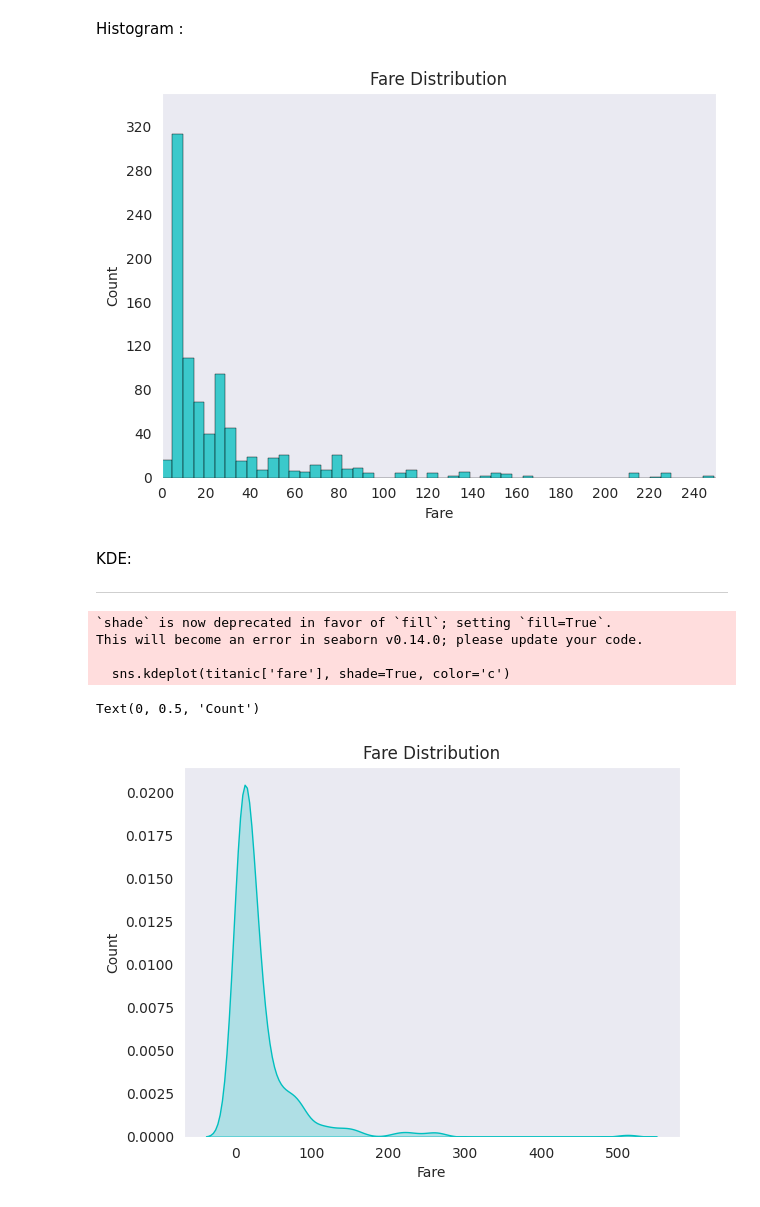
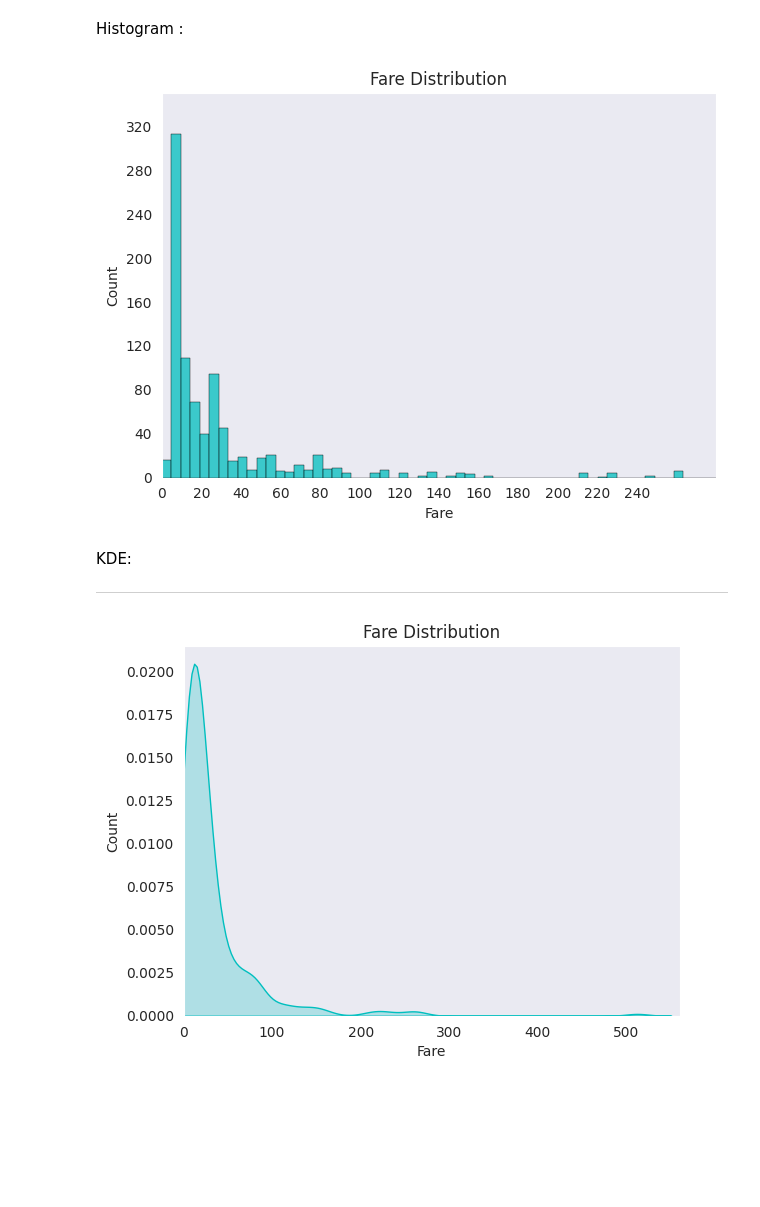
Before and after one commit to surafelmeharihaile-ai/Data110, a Jupyter notebook: week_5and6_surafel_haile.ipynb, the cells around one changed output. Drawn from its saved outputs; the diff is of its cells as text; code cells hidden in the pictures; blank space fills up the shorter version.

```diff
--- a/week_5and6_surafel_haile.ipynb
+++ b/week_5and6_surafel_haile.ipynb
@@ -34,27 +34,24 @@ sns.histplot(titanic['fare'], shrink=1, color='c',edgecolor='k')
 plt.title('Fare Distribution')
 plt.xlabel('Fare')
 plt.ylabel('Count')
-plt.xlim(0,250)
+plt.xlim(0,280)
 plt.ylim(0,350)
 plt.xticks([0,20,40,60,80,100,120,140,160,180,200,220,240])
 plt.yticks([0,40,80,120,160,200,240,280,320])
 plt.tight_layout()
 plt.show()
 # %% [output]
-[figure, old version]
+[figure, new version]
 # %% [markdown]
 KDE:
 
 ---
 # %%
-sns.kdeplot(titanic['fare'], shade=True, color='c')
+sns.kdeplot(titanic['fare'], fill=True, color='c')
 plt.title('Fare Distribution')
 plt.xlabel('Fare')
 plt.ylabel('Count')
+plt.xlim(0,560)
+plt.show()
 # %% [output]
-`shade` is now deprecated in favor of `fill`; setting `fill=True`.
-This will become an error in seaborn v0.14.0; please update your code.
-
-  sns.kdeplot(titanic['fare'], shade=True, color='c')
-Text(0, 0.5, 'Count')
-[figure, old version]
+[figure, new version]
```
Also changed, not shown: parts of 3 cells of this notebook.
